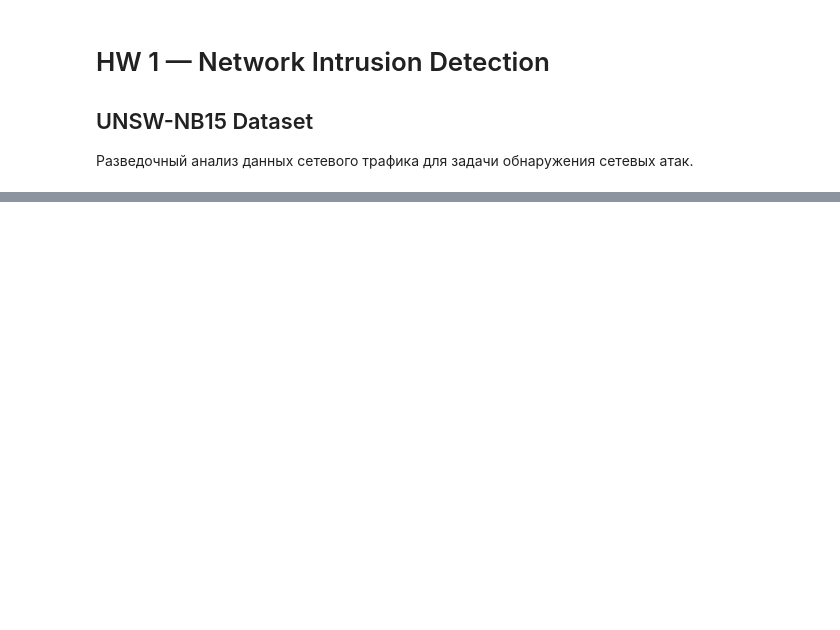
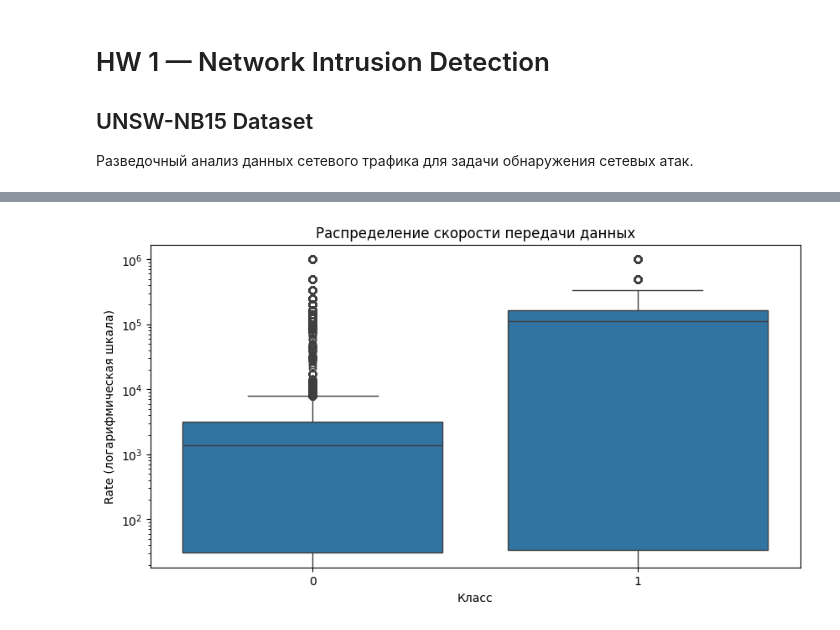
Before and after one commit to g1nry/ml-network-intrusion, a Jupyter notebook: hw_1/eda.ipynb, the cells around one changed output, grey strips where cells are left out. Cells and saved outputs as stored; diff of their text form; code cells hidden in the pictures; blank space fills up the shorter version.

```diff
--- a/hw_1/eda.ipynb
+++ b/hw_1/eda.ipynb
@@ -25,0 +356,18 @@ test.shape
+# %%
+plt.figure(figsize=(10, 5))
+
+sns.boxplot(
+    data=train,
+    x="label",
+    y="rate"
+)
+
+plt.yscale("log")
+
+plt.title("Распределение скорости передачи данных")
+plt.xlabel("Класс")
+plt.ylabel("Rate (логарифмическая шкала)")
+
+plt.show()
+# %% [output]
+[figure, added]
```
Also changed, not shown: parts of 40 cells of this notebook.
